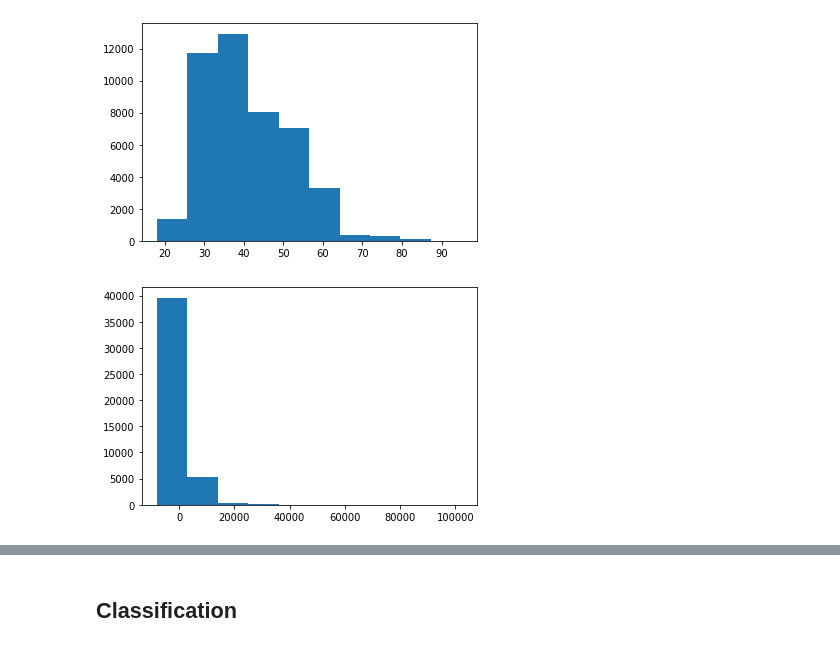
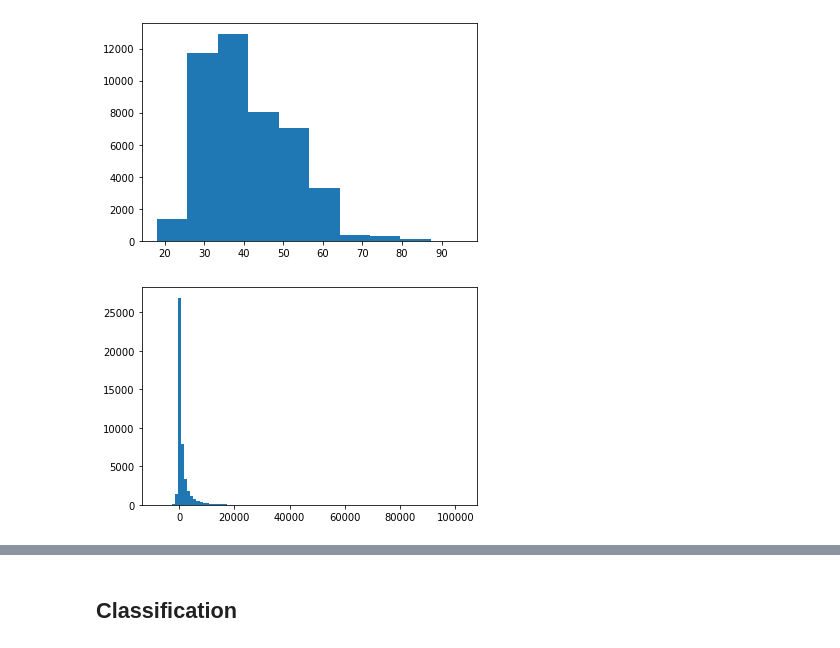
Before and after one commit to sbernal93/idss-project, a Jupyter notebook: bank.ipynb, the cells around one changed output, grey strips where cells are left out. Drawn from its saved outputs; the diff is of its cells as text; code cells hidden in the pictures.

```diff
--- a/bank.ipynb
+++ b/bank.ipynb
@@ -165,7 +166,7 @@ plt.show()
 # %% [output]
 [figure]
 # %%
-plt.hist((bank_with_dummies['balance']),bins=10)
+plt.hist((bank_with_dummies['balance']),bins=100)
 plt.show()
 # %% [output]
-[figure, old version]
+[figure, new version]
```
Also changed, not shown: parts of 18 cells of this notebook, 2 other files.
